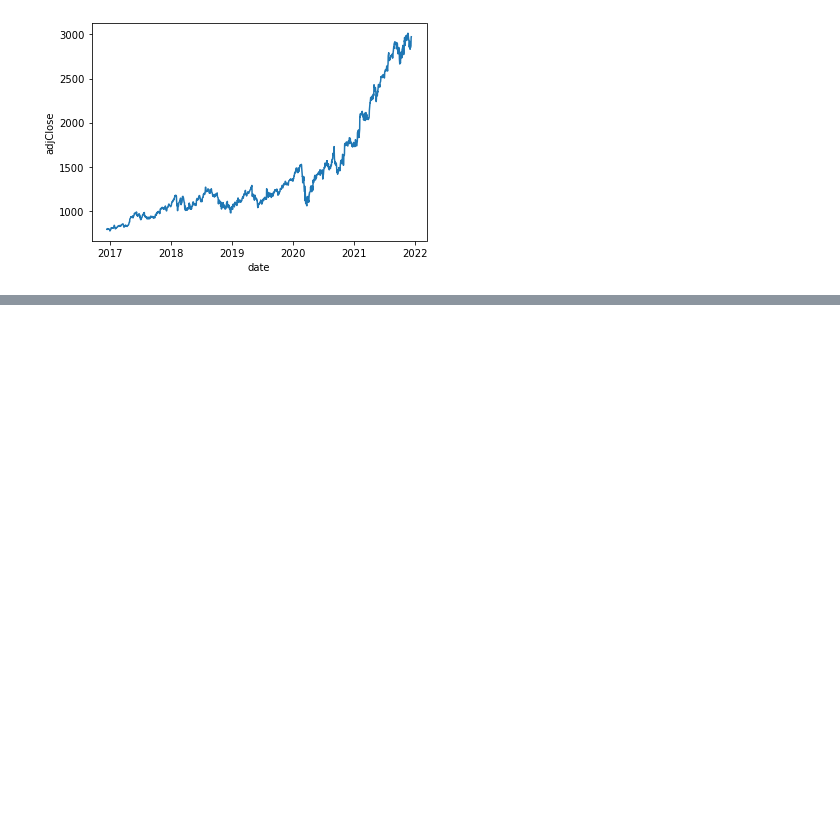
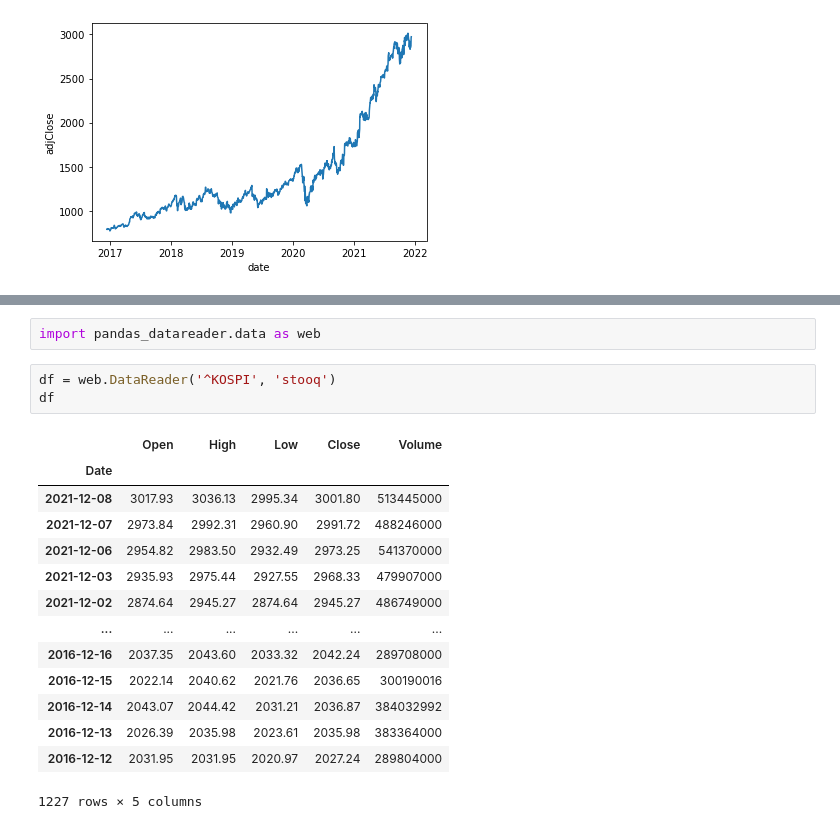
Before and after one commit to choiuikang/financial_data_python, a Jupyter notebook: chapter_1.ipynb, the cells around one changed output, grey strips where cells are left out. Saved outputs shown, nothing was run; the diff lists cells and outputs as text; blank space fills up the shorter version.

```diff
--- a/chapter_1.ipynb
+++ b/chapter_1.ipynb
@@ -47,0 +66,20 @@ sns.lineplot(x=df.index.levels[1], y="adjClose", data=df)
+# %%
+import pandas_datareader.data as web
+# %%
+df = web.DataReader('^KOSPI', 'stooq')
+df
+# %% [output]
+|  | Open | High | Low | Close | Volume |
+| Date |  |  |  |  |  |
+| 2021-12-08 | 3017.93 | 3036.13 | 2995.34 | 3001.80 | 513445000 |
+| 2021-12-07 | 2973.84 | 2992.31 | 2960.90 | 2991.72 | 488246000 |
+| 2021-12-06 | 2954.82 | 2983.50 | 2932.49 | 2973.25 | 541370000 |
+| 2021-12-03 | 2935.93 | 2975.44 | 2927.55 | 2968.33 | 479907000 |
+| 2021-12-02 | 2874.64 | 2945.27 | 2874.64 | 2945.27 | 486749000 |
+| ... | ... | ... | ... | ... | ... |
+| 2016-12-16 | 2037.35 | 2043.60 | 2033.32 | 2042.24 | 289708000 |
+| 2016-12-15 | 2022.14 | 2040.62 | 2021.76 | 2036.65 | 300190016 |
+| 2016-12-14 | 2043.07 | 2044.42 | 2031.21 | 2036.87 | 384032992 |
+| 2016-12-13 | 2026.39 | 2035.98 | 2023.61 | 2035.98 | 383364000 |
+| 2016-12-12 | 2031.95 | 2031.95 | 2020.97 | 2027.24 | 289804000 |
+1227 rows × 5 columns
```
Also changed, not shown: parts of 20 cells of this notebook.
